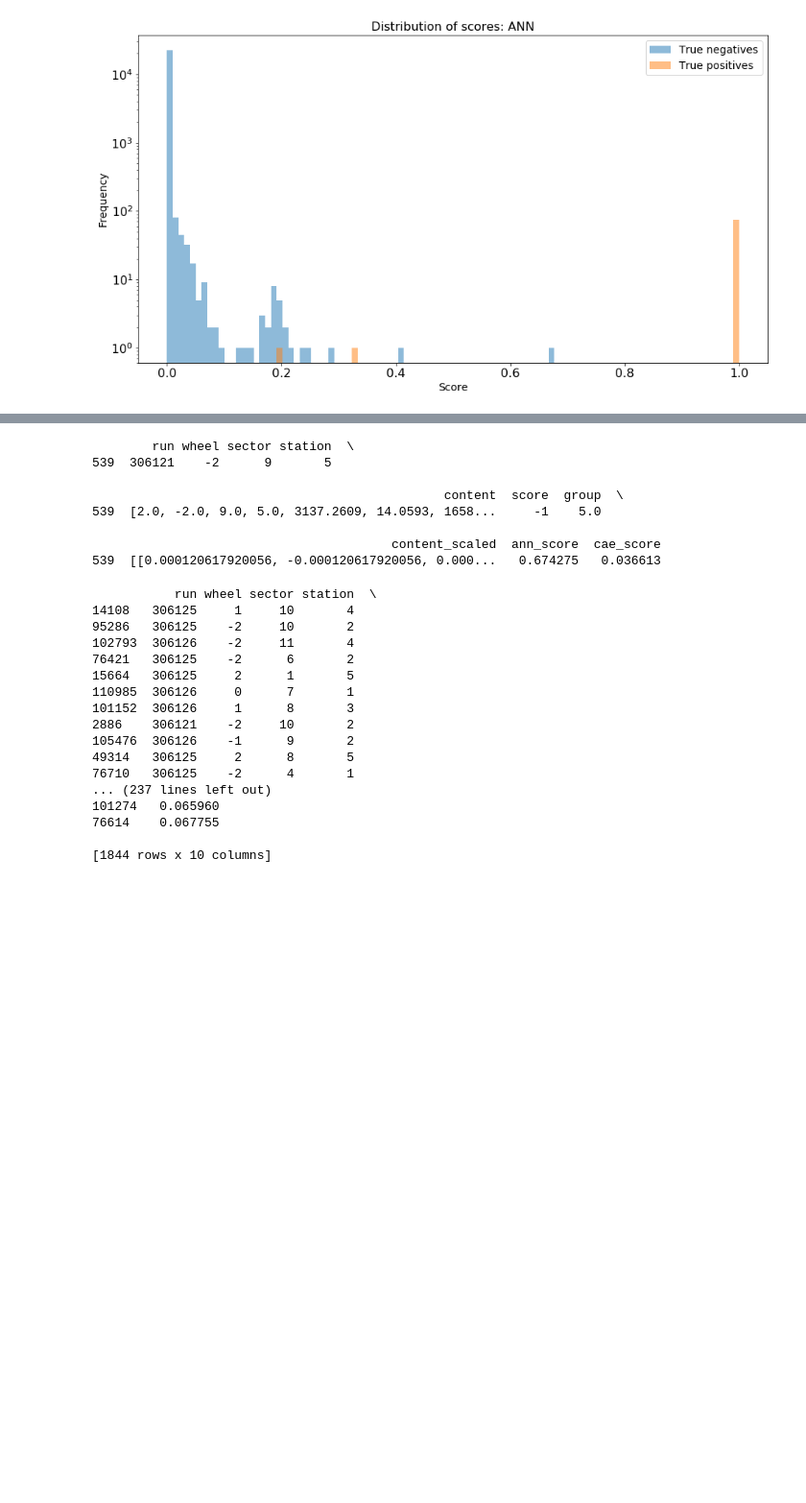
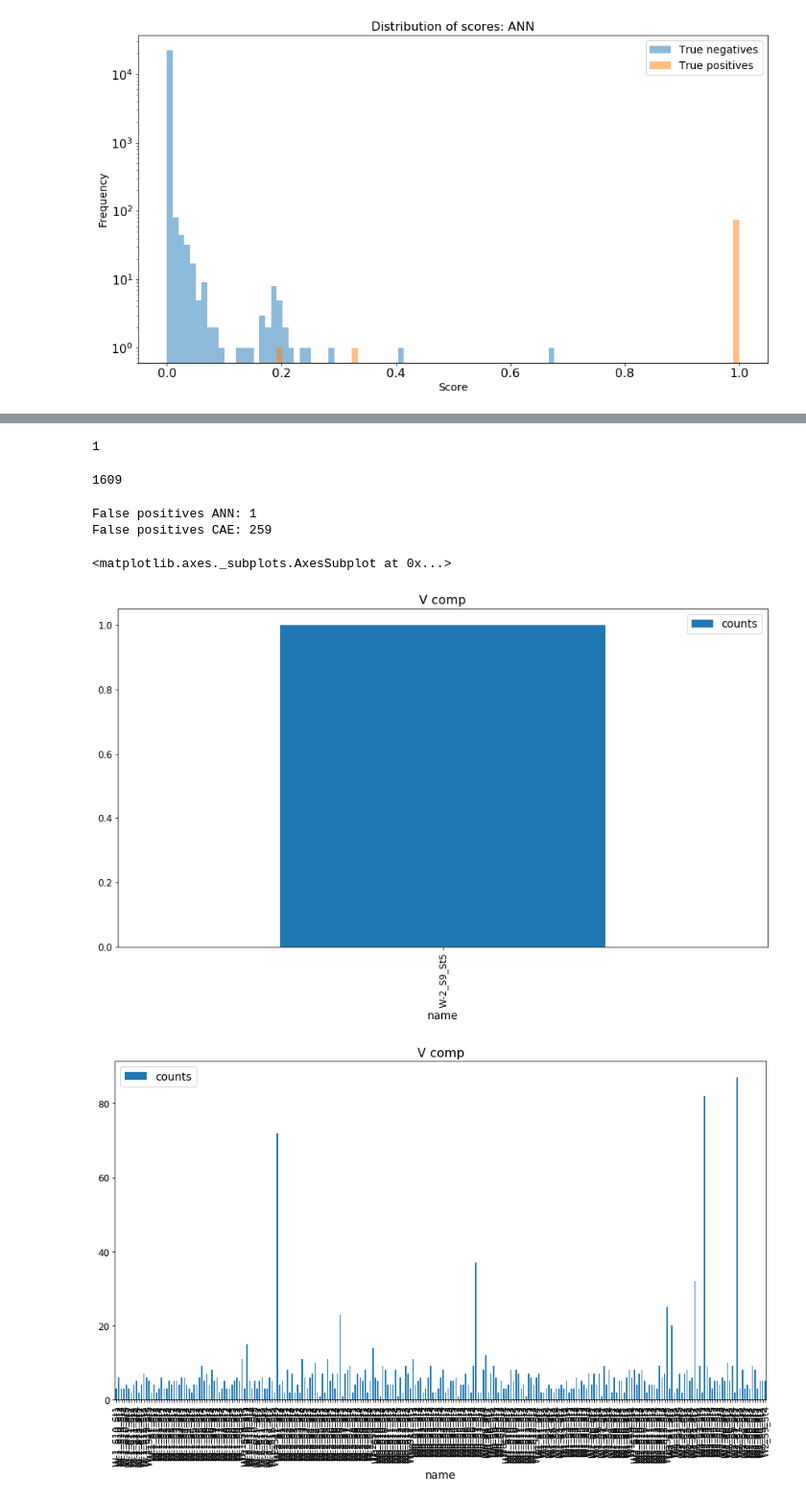
Before and after one commit to merveince92/RPCTriggerRateMonitoringWithML, a Jupyter notebook: inst_lumi_extractor.ipynb, the cells around one changed output, grey strips where cells are left out. Shown at 96% size. Saved outputs shown, nothing was run; the diff lists cells and outputs as text; code cells hidden in the pictures; blank space fills up the shorter version.

```diff
--- a/inst_lumi_extractor.ipynb
+++ b/inst_lumi_extractor.ipynb
@@ -1051,31 +1051,36 @@ Normalized confusion matrix
 # %%
-print layers_test[(layers_test["score"] == -1) & (layers_test["ann_score"] > 0.6)]
+print len(layers_test[(layers_test["score"] == -1) & (layers_test["ann_score"] > 0.5)])
 # %% [output]
-        run wheel sector station  \
-539  306121    -2      9       5
-
-                                               content  score  group  \
-539  [2.0, -2.0, 9.0, 5.0, 3137.2609, 14.0593, 1658...     -1    5.0
-
-                                        content_scaled  ann_score  cae_score
-539  [[0.000120617920056, -0.000120617920056, 0.000...   0.674275   0.036613
+1
 # %%
-print layers_test[(layers_test["score"] == -1) & (layers_test["cae_score"] > 0.02)]
+print len(layers_test[(layers_test["score"] == -1) & (layers_test["cae_score"] > 0.02)])
 # %% [output]
-           run wheel sector station  \
-14108   306125     1     10       4
-95286   306125    -2     10       2
-102793  306126    -2     11       4
-76421   306125    -2      6       2
-15664   306125     2      1       5
-110985  306126     0      7       1
-101152  306126     1      8       3
-2886    306121    -2     10       2
-105476  306126    -1      9       2
-49314   306125     2      8       5
-76710   306125    -2      4       1
-... (237 lines left out)
-101274   0.065960
-76614    0.067755
-
-[1844 rows x 10 columns]
+1609
+# %%
+layers_test["name"] = ("W" + layers_test["wheel"].astype(str) + "_S" + layers_test["sector"].astype(str) +\
+       "_St" + layers_test["station"].astype(str))
+# %%
+def count_fp(df, dis_nn, th):
+    df_temp = df[(layers_test["score"] == -1) & (layers_test[dis_nn] > th)].copy()
+    df_temp = df_temp.groupby(['name']).size().reset_index(name='counts')
+    #print df_temp
+    return len(df_temp), df_temp
+
+num_fp_ann, fp_ann = count_fp(layers_test, "ann_score", 0.5)
+num_fp_cae, fp_cae = count_fp(layers_test, "cae_score", 0.02)
+
+print "False positives ANN:", num_fp_ann
+print "False positives CAE:", num_fp_cae
+fp_cae.set_index("name",drop=True,inplace=True)
+fp_ann.set_index("name",drop=True,inplace=True)
+# %% [output]
+False positives ANN: 1
+False positives CAE: 259
+# %%
+#print fp_cae
+fp_ann.plot(kind='bar', title ="V comp", legend=True, fontsize=12)
+fp_cae.plot(kind='bar', title ="V comp", legend=True, fontsize=12)
+# %% [output]
+<matplotlib.axes._subplots.AxesSubplot at 0x...>
+[figure, added]
+[figure, added]
```
Also changed, not shown: parts of 9 cells of this notebook.
